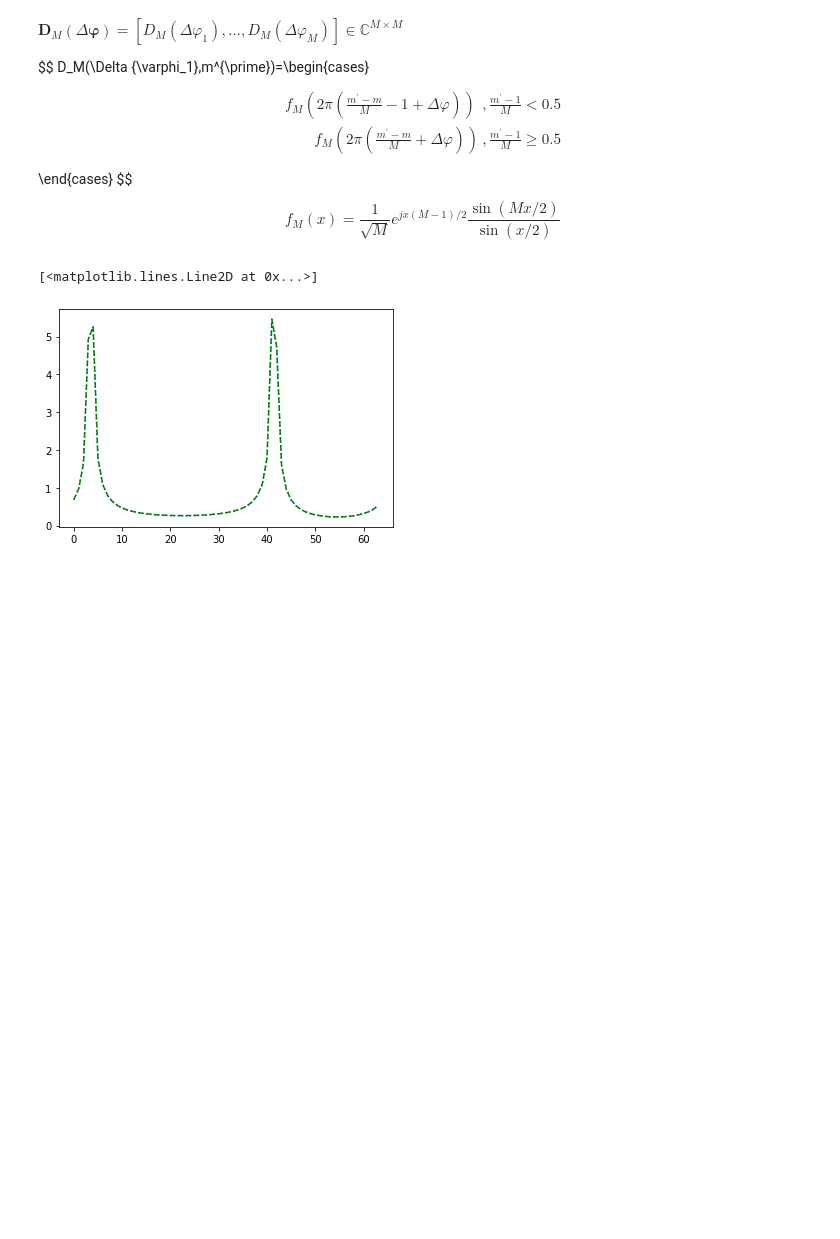
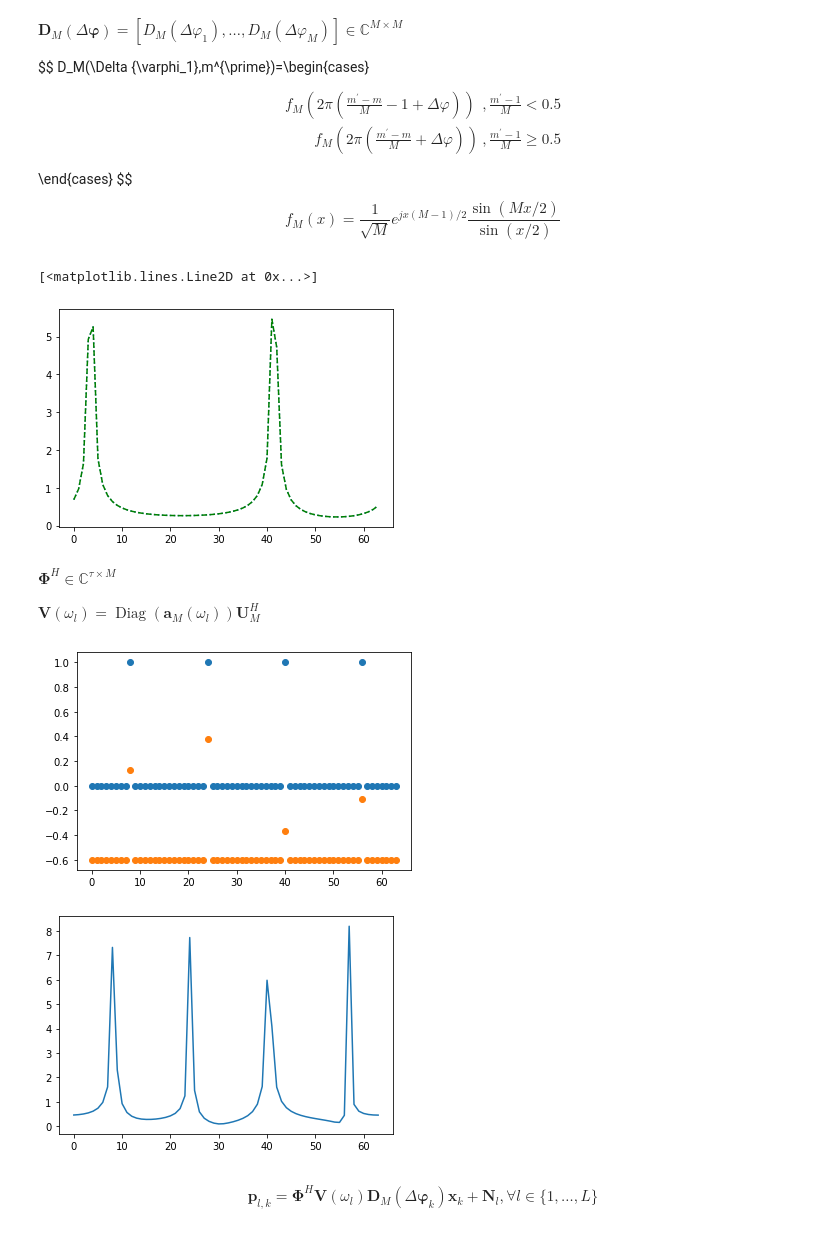
Before and after one commit to Brook1711/RIS-Angular-Domain, a Jupyter notebook: code_main/Alg.ipynb, the cells around one changed output. Cells and saved outputs as stored; diff of their text form; code cells hidden in the pictures; blank space fills up the shorter version.

```diff
--- a/code_main/Alg.ipynb
+++ b/code_main/Alg.ipynb
@@ -185,3 +182,54 @@ plt.plot(range(M), np.abs(a_M_k_DFT[1]), color_list[1],linestyle='dashed')
 # %% [output]
 [<matplotlib.lines.Line2D at 0x...>]
 [figure]
+# %% [markdown]
+
+
+${\mathbf \Phi}^H \in {\mathbb C}^{\tau \times M}$
+
+${\mathbf V}({\omega_l}) = \operatorname{Diag}({\mathbf{a}_M({\omega_l})}) {\mathbf U}_M^H$
+# %%
+np.random.seed(4)
+
+Omega_support = np.array([1 if (m+M/8) % int(M/4) == 0 else 0 for m in range(M)])
+plt.scatter(range(M), Omega_support)
+
+Delta_omega_min = 0
+Delta_omega_max = 1/M
+Delta_omega = np.random.uniform(Delta_varphi_min, Delta_varphi_max, M)
+Omega_grid = np.array([m/M if m/M < 0.5 else m/M - 1 for m in range(M)])
+
+Omega_true = []
+for m in range(M):
+    if Omega_support[m] == 1:
+        Omega_true.append(Delta_omega[m] + Omega_grid[m])
+    else:
+        Omega_true.append(-0.6)
+
+plt.scatter(range(M),Omega_true)
+
+a_M = np.array([np.complex128(0) for m in range(M)])
+for m in range(M):
+    if Omega_support[m] == 1:
+        a_M = a_M + array_response(M, Omega_true[m])
+a_M_DFT = DFT_matrix(M) * np.reshape(np.mat(a_M), (M,1))
+
+plt.figure(6)
+plt.plot(range(M), np.abs(a_M_DFT))
+
+# generate V(omega_l)
+def generate_V_wl(M,omega):
+    return np.diag(array_response(M,omega))*DFT_matrix(M).H
+
+def generate_Phi_H(M, tau, mode = 'fixed'):
+    if mode == 'fixed':
+        return np.mat([[np.complex128(1) for m in range(M)] for t in range(tau)])
+    elif mode == 'random':
+        x = np.random.randint(0,2,(tau, M))
+        return np.mat(np.exp(1j*np.pi*x))
+# %% [output]
+[figure, added]
+[figure, added]
+# %% [markdown]
+$${\boldsymbol p}_{l,k} = {\mathbf \Phi}^H {\mathbf V}({\omega_l}){\mathbf D}_M({\Delta}{\boldsymbol \varphi}_k) {\boldsymbol x}_k
++ {\mathbf N}_l ,\forall l \in \{1,\dots,L\}$$
```
Also changed, not shown: parts of 2 cells of this notebook, 1 other file.
